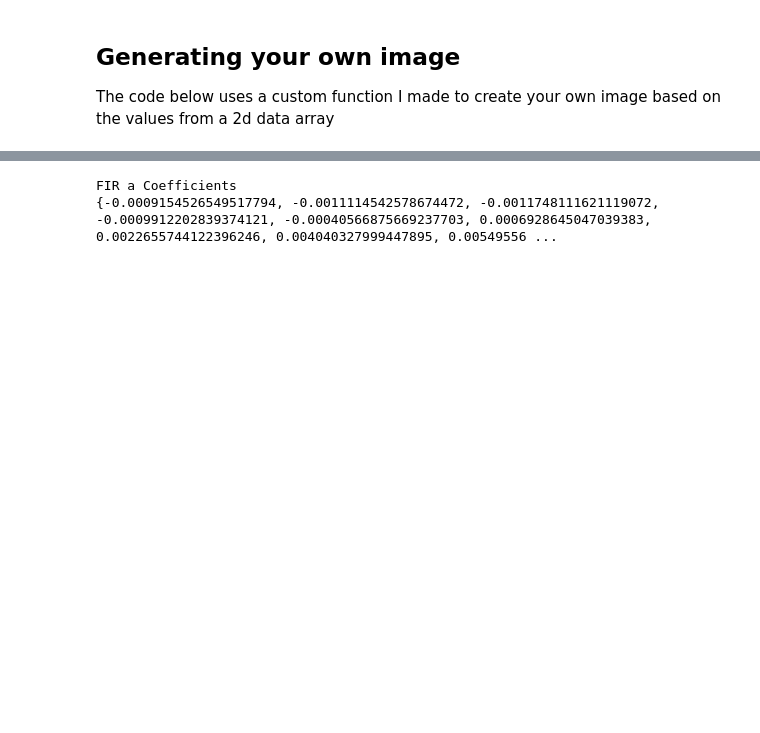
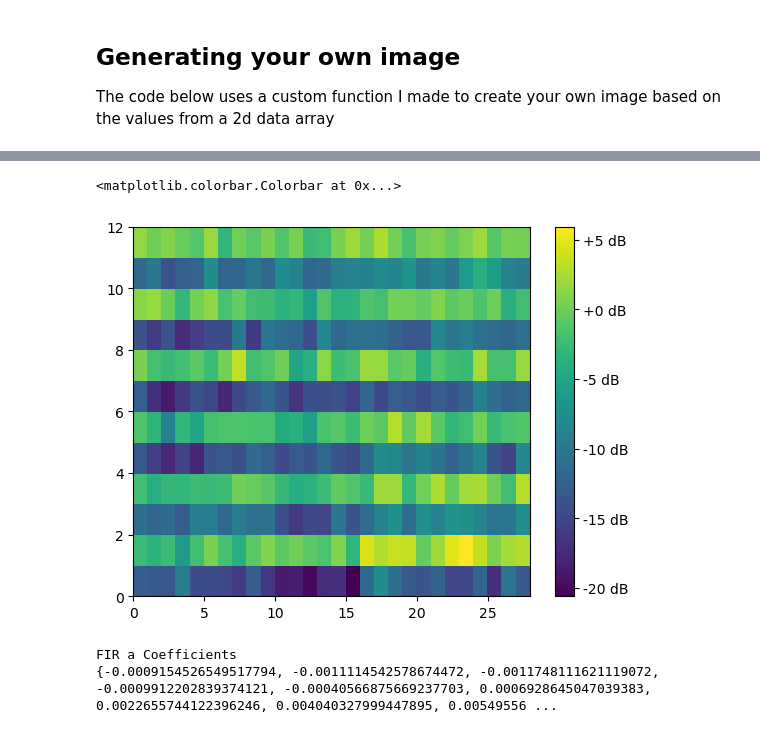
Before and after one commit to jorgejc2/MusicClassification, a Jupyter notebook: milestone1_code.ipynb, the cells around one changed output, grey strips where cells are left out. Drawn from its saved outputs; the diff is of its cells as text; code cells hidden in the pictures; blank space fills up the shorter version.

Commit message:
updated trimming algorithm and starting new CNN model

```diff
--- a/milestone1_code.ipynb
+++ b/milestone1_code.ipynb
@@ -11,11 +13,2 @@ from scipy import signal
 from IPython.display import Audio
 from PIL import Image
-# %%
-# Parameters used on tablet
-fs = 48000
-nfft = 256
-noverlap = -1
-nfilt = 40
-num_ceps = 13
-nn_data_rows = 12
-nn_data_cols = 48
@@ -284,0 +302,68 @@ plt.colorbar(format="%+2.f dB")
+# %%
+hann_win = scipy.signal.hann(256, sym=True)
+scale = 1.0 / ((hann_win).sum() ** 2)
+scale = np.sqrt(scale)
+NFILT = 40
+
+emphasized_signal = np.append(filtered_sig[0], filtered_sig[1:] - PREEMPHASIS_B * filtered_sig[:-1])
+
+noverlap = int(NFFT/2)
+step = NFFT - noverlap
+num_ffts = math.ceil(len(emphasized_signal) / step)
+
+while( (num_ffts - 1) * step + (NFFT - 1) >= len(emphasized_signal) ):
+    num_ffts -= 1
+
+pow_frames_size = int(num_ffts * (NFFT/2 + 1))
+pow_frames = np.zeros((int(NFFT/2+1), num_ffts))
+for frame in range(num_ffts):
+    start_idx = frame * step
+    end_idx = start_idx + NFFT
+    rfft_result = np.fft.rfft(emphasized_signal[start_idx:end_idx] * np.hanning(NFFT))
+    pow_frames[:, frame] = (np.absolute(rfft_result)**2)/NFFT
+
+low_freq_mel = 0
+high_freq_mel = (2595 * np.log10(1 + (DOWN_SAMPLED_FS / 2) / 700))  # Convert Hz to Mel
+mel_points = np.linspace(low_freq_mel, high_freq_mel, NFILT + 2)  # Equally spaced in Mel scale
+hz_points = (700 * (10**(mel_points / 2595) - 1))  # Convert Mel to Hz
+bin = np.floor((NFFT + 1) * hz_points / DOWN_SAMPLED_FS)
+
+fbank = np.zeros((NFILT, int(np.floor(NFFT / 2 + 1))))
+for m in range(1, NFILT + 1):
+    f_m_minus = int(bin[m - 1])   # left
+    f_m = int(bin[m])             # center
+    f_m_plus = int(bin[m + 1])    # right
+
+    for k in range(f_m_minus, f_m):
+        fbank[m - 1, k] = (k - bin[m - 1]) / (bin[m] - bin[m - 1])
+    for k in range(f_m, f_m_plus):
+        fbank[m - 1, k] = (bin[m + 1] - k) / (bin[m + 1] - bin[m])
+
+# pow_frames = pow_frames
+# fbank = fbank
+print("shape pow_frames: {}".format(pow_frames.shape))
+print("shape fbank: {}".format(fbank.shape))
+# filter_banks = np.dot(pow_frames, fbank.T)
+filter_banks = fbank @ pow_frames
+filter_banks = np.where(filter_banks == 0, np.finfo(float).eps, filter_banks)  # Numerical Stability
+filter_banks = np.log10(filter_banks)  # dB
+# filter_banks = filter_banks
+print("filter_bank shape: {}".format(filter_banks.shape))
+
+M = filter_banks.shape[0]
+n = np.zeros((13, 1))
+n[:,0] = np.arange(13)
+m = np.arange(40)
+dct_banks = np.cos((np.pi*n*(m - 0.5))/M)
+print("dct_banks shape: {}".format(dct_banks.shape))
+# mfcc = dct(filter_banks, type=2, axis=1, norm='ortho')[:, 1 : (num_ceps + 1)] # Keep 2-13
+mfcc = dct_banks @ filter_banks
+# mfcc -= (np.mean(mfcc, axis=0) + 1e-8)
+
+print("np eps: {}".format(np.finfo(float).eps))
+print("shape mfcc: {}".format(mfcc.shape))
+mfcc = mfcc[1:,:]
+print("final mfcc shape: {}".format(mfcc.shape))
+plt.pcolormesh(mfcc)
+plt.colorbar(format="%+2.f dB")
+# %% [output]
@@ -285,3 +377,5 @@ plt.colorbar(format="%+2.f dB")
+<matplotlib.colorbar.Colorbar at 0x...>
+[figure, added]
 # %%
 # printing the FIR filter coefficients to use on the Android tablet
 displayFIR(filt)
```
Also changed, not shown: parts of 21 cells of this notebook, 6 other files.
